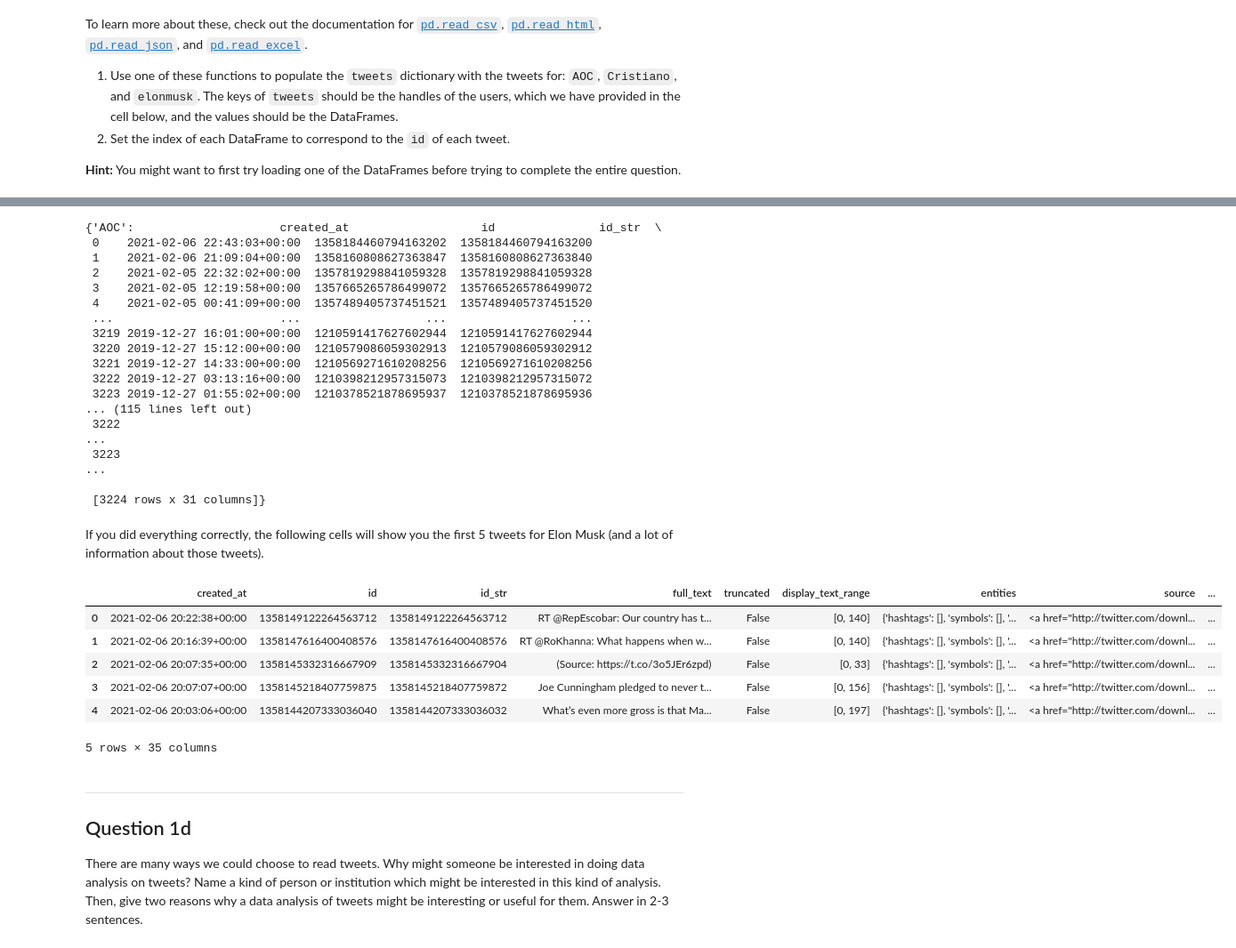
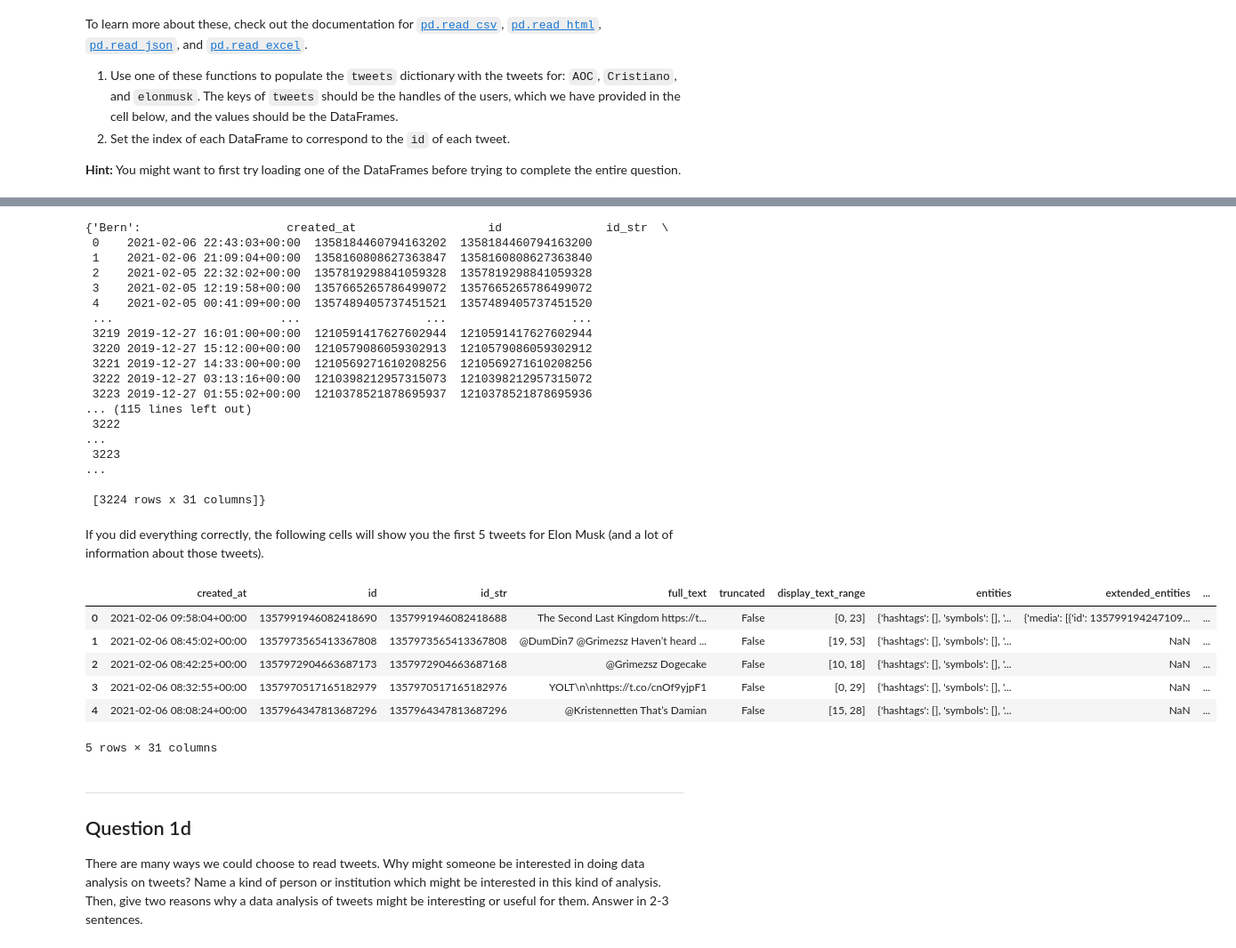
Before and after one commit to brianballer/ds100-sp22, a Jupyter notebook: hw/hw03/hw03.ipynb, the cells around one changed output, grey strips where cells are left out. Shown: that part at 89% size. Saved outputs shown, nothing was run; the diff lists cells and outputs as text; code cells hidden in the pictures.

```diff
--- a/hw/hw03/hw03.ipynb
+++ b/hw/hw03/hw03.ipynb
@@ -217,9 +218,9 @@ pd.read_json("data/BernieSanders_recent_tweets.txt").head(1)
 # %%
-tweets = {"AOC":pd.read_json("data/BernieSanders_recent_tweets.txt")}
-tweets["AOC"].head()
+tweets = {"Bern":pd.read_json("data/BernieSanders_recent_tweets.txt")}
+tweets["Bern"].head()
 tweets
 # %% [output]
-{'AOC':                     created_at                   id               id_str  \
+{'Bern':                     created_at                   id               id_str  \
  0    2021-02-06 22:43:03+00:00  1358184460794163202  1358184460794163200
  1    2021-02-06 21:09:04+00:00  1358160808627363847  1358160808627363840
  2    2021-02-05 22:32:02+00:00  1357819298841059328  1357819298841059328
@@ -246,15 +247,15 @@ tweets = {
 If you did everything correctly, the following cells will show you the first 5 tweets for Elon Musk (and a lot of information about those tweets).
 # %%
 # just run this cell
-tweets["AOC"].head()
+tweets["elonmusk"].head()
 # %% [output]
-|  | created_at | id | id_str | full_text | truncated | display_text_range | entities | source | ... |
-| 0 | 2021-02-06 20:22:38+00:00 | 1358149122264563712 | 1358149122264563712 | RT @RepEscobar: Our country has t... | False | [0, 140] | {'hashtags': [], 'symbols': [], '... | <a href="http://twitter.com/downl... | ... |
-| 1 | 2021-02-06 20:16:39+00:00 | 1358147616400408576 | 1358147616400408576 | RT @RoKhanna: What happens when w... | False | [0, 140] | {'hashtags': [], 'symbols': [], '... | <a href="http://twitter.com/downl... | ... |
-| 2 | 2021-02-06 20:07:35+00:00 | 1358145332316667909 | 1358145332316667904 | (Source: https://t.co/3o5JEr6zpd) | False | [0, 33] | {'hashtags': [], 'symbols': [], '... | <a href="http://twitter.com/downl... | ... |
-| 3 | 2021-02-06 20:07:07+00:00 | 1358145218407759875 | 1358145218407759872 | Joe Cunningham pledged to never t... | False | [0, 156] | {'hashtags': [], 'symbols': [], '... | <a href="http://twitter.com/downl... | ... |
-| 4 | 2021-02-06 20:03:06+00:00 | 1358144207333036040 | 1358144207333036032 | What’s even more gross is that Ma... | False | [0, 197] | {'hashtags': [], 'symbols': [], '... | <a href="http://twitter.com/downl... | ... |
+|  | created_at | id | id_str | full_text | truncated | display_text_range | entities | extended_entities | ... |
+| 0 | 2021-02-06 09:58:04+00:00 | 1357991946082418690 | 1357991946082418688 | The Second Last Kingdom https://t... | False | [0, 23] | {'hashtags': [], 'symbols': [], '... | {'media': [{'id': 135799194247109... | ... |
+| 1 | 2021-02-06 08:45:02+00:00 | 1357973565413367808 | 1357973565413367808 | @DumDin7 @Grimezsz Haven’t heard ... | False | [19, 53] | {'hashtags': [], 'symbols': [], '... | NaN | ... |
+| 2 | 2021-02-06 08:42:25+00:00 | 1357972904663687173 | 1357972904663687168 | @Grimezsz Dogecake | False | [10, 18] | {'hashtags': [], 'symbols': [], '... | NaN | ... |
+| 3 | 2021-02-06 08:32:55+00:00 | 1357970517165182979 | 1357970517165182976 | YOLT\n\nhttps://t.co/cnOf9yjpF1 | False | [0, 29] | {'hashtags': [], 'symbols': [], '... | NaN | ... |
+| 4 | 2021-02-06 08:08:24+00:00 | 1357964347813687296 | 1357964347813687296 | @Kristennetten That’s Damian | False | [15, 28] | {'hashtags': [], 'symbols': [], '... | NaN | ... |
-5 rows × 35 columns
+5 rows × 31 columns
 # %% [markdown]
 <!-- BEGIN QUESTION -->
 
```
Also changed, not shown: parts of 17 cells of this notebook.
